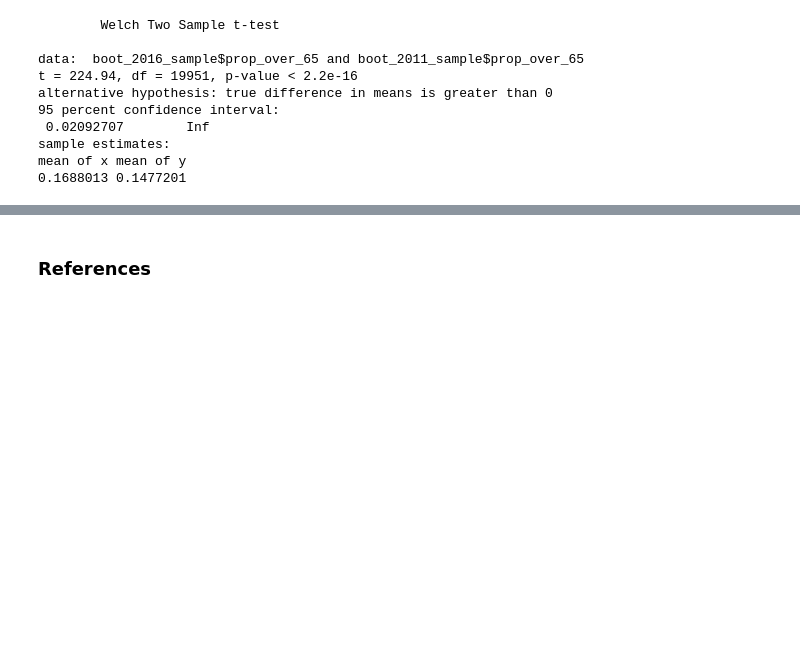
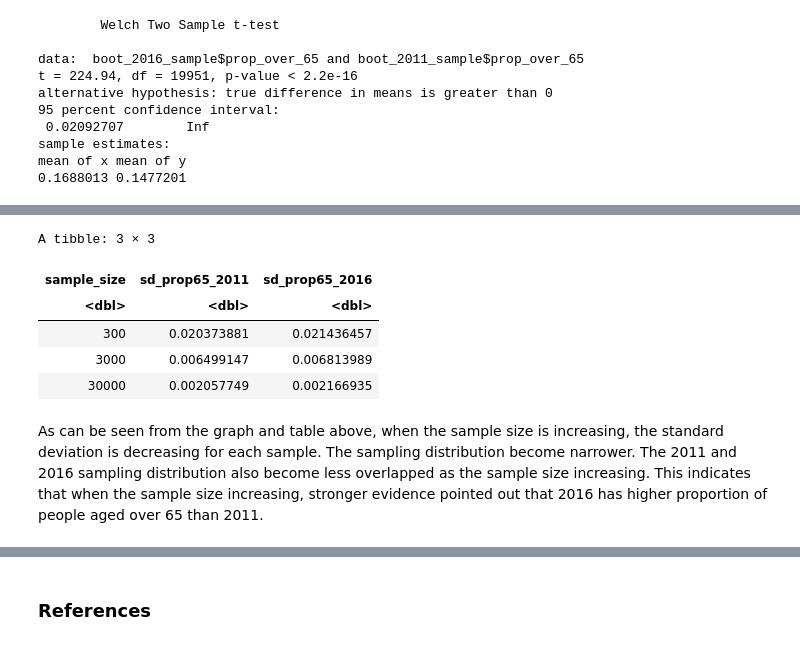
Before and after one commit to felixmachaoran/Age_Distibution, a Jupyter notebook: proposal.ipynb, the cells around one changed output, grey strips where cells are left out. Cells and saved outputs as stored; diff of their text form; code cells hidden in the pictures; blank space fills up the shorter version.

```diff
--- a/proposal.ipynb
+++ b/proposal.ipynb
@@ -399,0 +252,18 @@ Furthermore, depending on the results of our analysis, the results would provide
+# %%
+sd_table <- tibble(sample_size=c(300,3000,30000),
+        sd_prop65_2011 = c(sd(sample_estimates300$prop_over_65_2011),
+                              sd(sample_estimates3000$prop_over_65_2011),
+                              sd(sample_estimates30000$prop_over_65_2011)),
+        sd_prop65_2016 = c(sd(sample_estimates300$prop_over_65_2016),
+                              sd(sample_estimates3000$prop_over_65_2016),
+                              sd(sample_estimates30000$prop_over_65_2016)))
+sd_table
+# %% [output]
+A tibble: 3 × 3
+| sample_size | sd_prop65_2011 | sd_prop65_2016 |
+| <dbl> | <dbl> | <dbl> |
+| 300 | 0.020373881 | 0.021436457 |
+| 3000 | 0.006499147 | 0.006813989 |
+| 30000 | 0.002057749 | 0.002166935 |
+# %% [markdown]
+As can be seen from the graph and table above, when the sample size is increasing, the standard deviation is decreasing for each sample. The sampling distribution become narrower. The 2011 and 2016 sampling distribution also become less overlapped as the sample size increasing. This indicates that when the sample size increasing, stronger evidence pointed out that 2016 has higher proportion of people aged over 65 than 2011.
```
Also changed, not shown: parts of 38 cells of this notebook.
